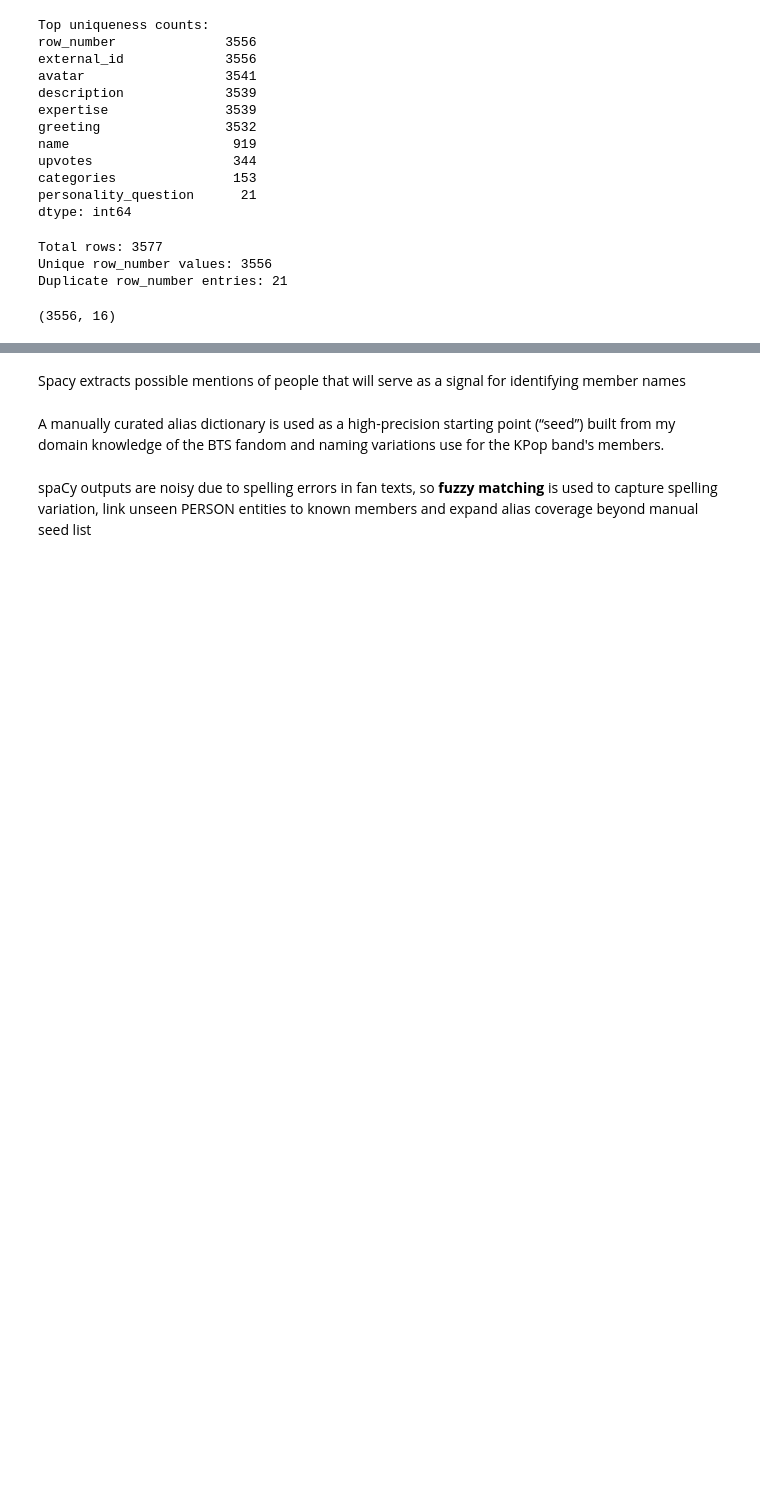
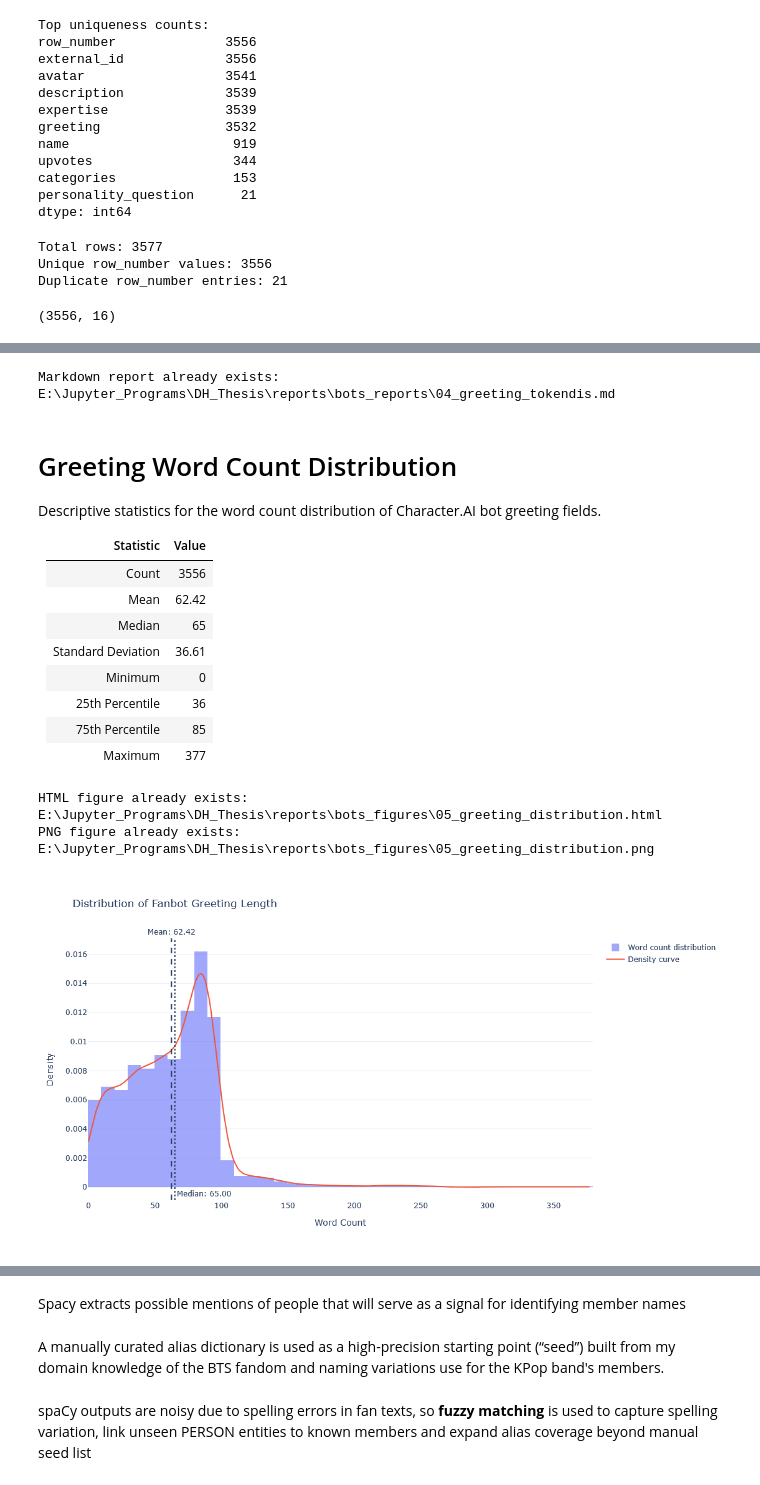
Before and after one commit to chahna-ahuja/dh-thesis, a Jupyter notebook: notebooks/03_bot_data_preprocessing.ipynb, the cells around one changed output, grey strips where cells are left out. Saved outputs shown, nothing was run; the diff lists cells and outputs as text; code cells hidden in the pictures; blank space fills up the shorter version.

```diff
--- a/notebooks/03_bot_data_preprocessing.ipynb
+++ b/notebooks/03_bot_data_preprocessing.ipynb
@@ -238 +657,38 @@ yoongi Index(['id', 'upvotes', 'categories', 'language', 'name', 'description',
+# %%
+# Greeting length analysis
+
+bots["greeting_word_count"] = (
+    bots["greeting"]
+    .fillna("")
+    .astype(str)
+    .str.split()
+    .str.len()
+)
+
+save_distribution_report(
+    bots["greeting_word_count"],
+    name="greeting",
+    report_name="04_greeting_tokendis",
+    figure_name="05_greeting_distribution"
+)
+# %% [output]
+Markdown report already exists: E:\Jupyter_Programs\DH_Thesis\reports\bots_reports\04_greeting_tokendis.md
+# Greeting Word Count Distribution
+
+Descriptive statistics for the word count distribution of
+Character.AI bot greeting fields.
+
+| Statistic          |   Value |
+|:-------------------|--------:|
+| Count              | 3556    |
+| Mean               |   62.42 |
+| Median             |   65    |
+| Standard Deviation |   36.61 |
+| Minimum            |    0    |
+| 25th Percentile    |   36    |
+| 75th Percentile    |   85    |
+| Maximum            |  377    |
+HTML figure already exists: E:\Jupyter_Programs\DH_Thesis\reports\bots_figures\05_greeting_distribution.html
+PNG figure already exists: E:\Jupyter_Programs\DH_Thesis\reports\bots_figures\05_greeting_distribution.png
+[figure, added]
 # %% [markdown]
```
Also changed, not shown: parts of 45 cells of this notebook.
